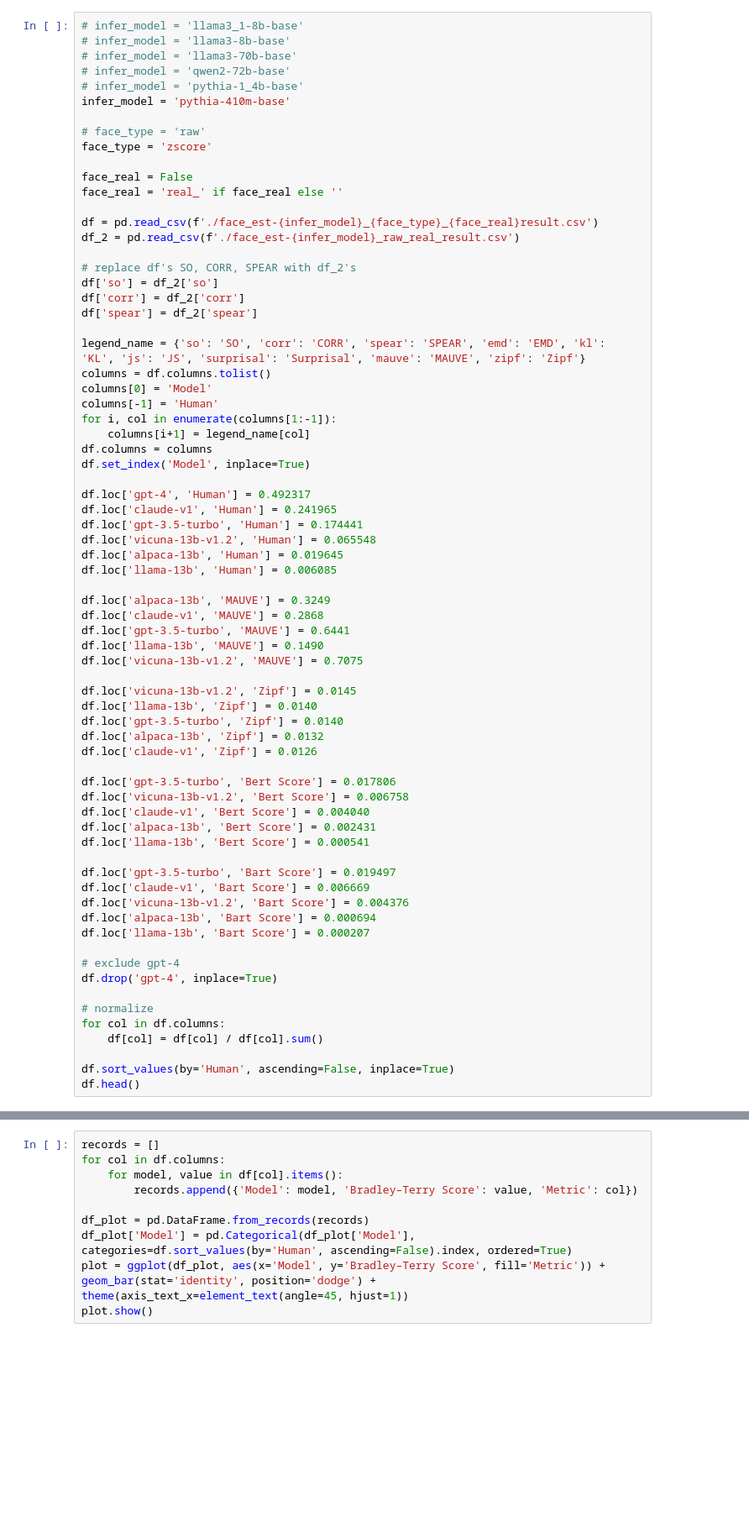
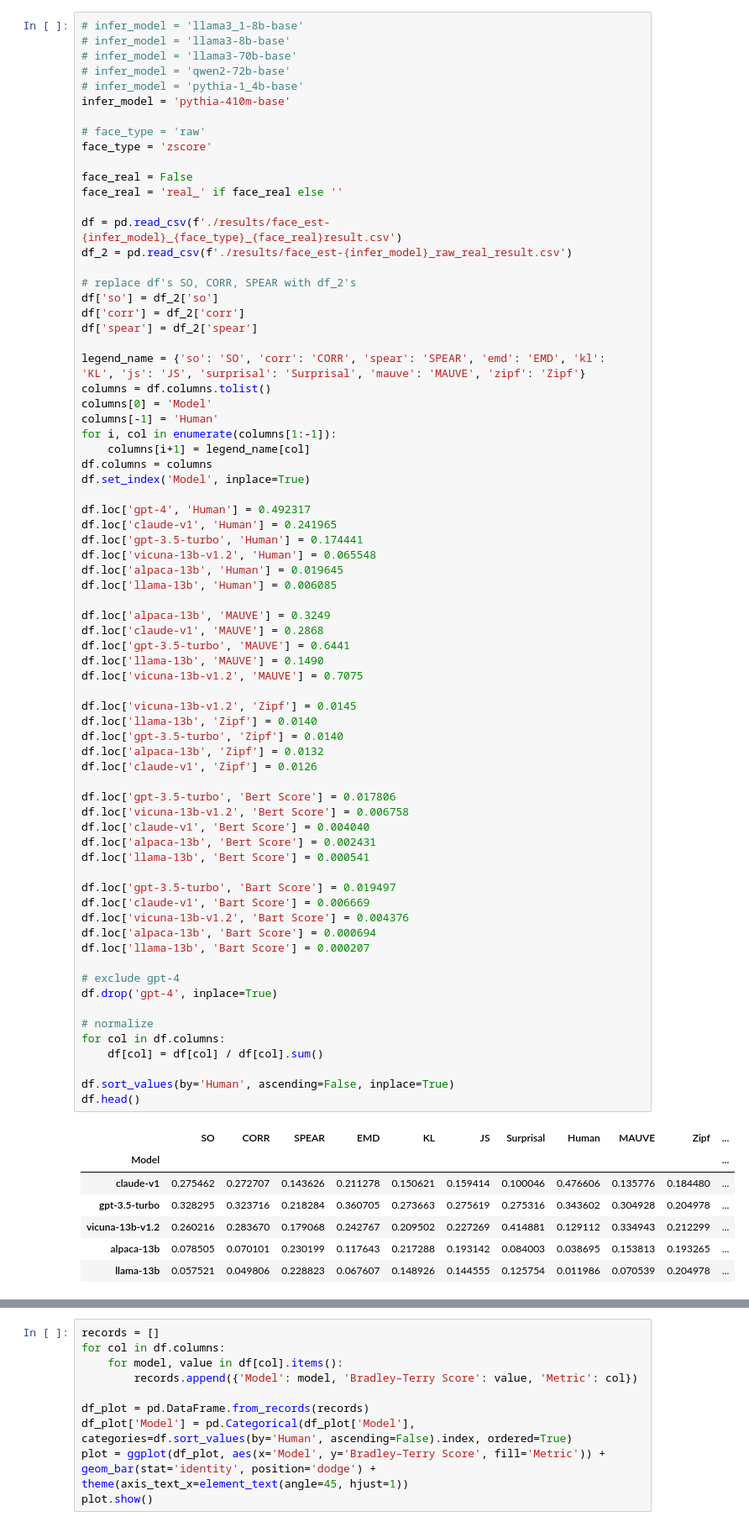
Before and after one commit to CLCS-SUSTech/FACEScore, a Jupyter notebook: paper/bt-score/mt-bench_plot.ipynb, the cells around one changed output, grey strips where cells are left out. Shown: that part at 84% size. Saved outputs shown, nothing was run; the diff lists cells and outputs as text; blank space fills up the shorter version.

```diff
--- a/paper/bt-score/mt-bench_plot.ipynb
+++ b/paper/bt-score/mt-bench_plot.ipynb
@@ -26,8 +39,8 @@ face_type = 'zscore'
 face_real = False
 face_real = 'real_' if face_real else ''
 
-df = pd.read_csv(f'./face_est-{infer_model}_{face_type}_{face_real}result.csv')
-df_2 = pd.read_csv(f'./face_est-{infer_model}_raw_real_result.csv')
+df = pd.read_csv(f'./results/face_est-{infer_model}_{face_type}_{face_real}result.csv')
+df_2 = pd.read_csv(f'./results/face_est-{infer_model}_raw_real_result.csv')
 
 # replace df's SO, CORR, SPEAR with df_2's
 df['so'] = df_2['so']
@@ -56,33 +69,41 @@ df.loc['gpt-3.5-turbo', 'MAUVE'] = 0.6441
 df.loc['llama-13b', 'MAUVE'] = 0.1490
 df.loc['vicuna-13b-v1.2', 'MAUVE'] = 0.7075
 
 df.loc['vicuna-13b-v1.2', 'Zipf'] = 0.0145
 df.loc['llama-13b', 'Zipf'] = 0.0140
 df.loc['gpt-3.5-turbo', 'Zipf'] = 0.0140
 df.loc['alpaca-13b', 'Zipf'] = 0.0132
 df.loc['claude-v1', 'Zipf'] = 0.0126
 
 df.loc['gpt-3.5-turbo', 'Bert Score'] = 0.017806
 df.loc['vicuna-13b-v1.2', 'Bert Score'] = 0.006758
 df.loc['claude-v1', 'Bert Score'] = 0.004040
 df.loc['alpaca-13b', 'Bert Score'] = 0.002431
 df.loc['llama-13b', 'Bert Score'] = 0.000541
 
 df.loc['gpt-3.5-turbo', 'Bart Score'] = 0.019497
 df.loc['claude-v1', 'Bart Score'] = 0.006669
 df.loc['vicuna-13b-v1.2', 'Bart Score'] = 0.004376
 df.loc['alpaca-13b', 'Bart Score'] = 0.000694
 df.loc['llama-13b', 'Bart Score'] = 0.000207
 
 # exclude gpt-4
 df.drop('gpt-4', inplace=True)
 
 # normalize
 for col in df.columns:
     df[col] = df[col] / df[col].sum()
 
 df.sort_values(by='Human', ascending=False, inplace=True)
 df.head()
+# %% [output]
+|  | SO | CORR | SPEAR | EMD | KL | JS | Surprisal | Human | MAUVE | Zipf | ... |
+| Model |  |  |  |  |  |  |  |  |  |  | ... |
+| claude-v1 | 0.275462 | 0.272707 | 0.143626 | 0.211278 | 0.150621 | 0.159414 | 0.100046 | 0.476606 | 0.135776 | 0.184480 | ... |
+| gpt-3.5-turbo | 0.328295 | 0.323716 | 0.218284 | 0.360705 | 0.273663 | 0.275619 | 0.275316 | 0.343602 | 0.304928 | 0.204978 | ... |
+| vicuna-13b-v1.2 | 0.260216 | 0.283670 | 0.179068 | 0.242767 | 0.209502 | 0.227269 | 0.414881 | 0.129112 | 0.334943 | 0.212299 | ... |
+| alpaca-13b | 0.078505 | 0.070101 | 0.230199 | 0.117643 | 0.217288 | 0.193142 | 0.084003 | 0.038695 | 0.153813 | 0.193265 | ... |
+| llama-13b | 0.057521 | 0.049806 | 0.228823 | 0.067607 | 0.148926 | 0.144555 | 0.125754 | 0.011986 | 0.070539 | 0.204978 | ... |
 # %%
 from plotnine import ggplot, geom_bar, aes, theme, element_text, scale_fill_manual, facet_wrap, scale_fill_brewer, scale_fill_discrete
 from scipy.stats import pearsonr
```
Also changed, not shown: parts of 2 cells of this notebook, 37 other files.
